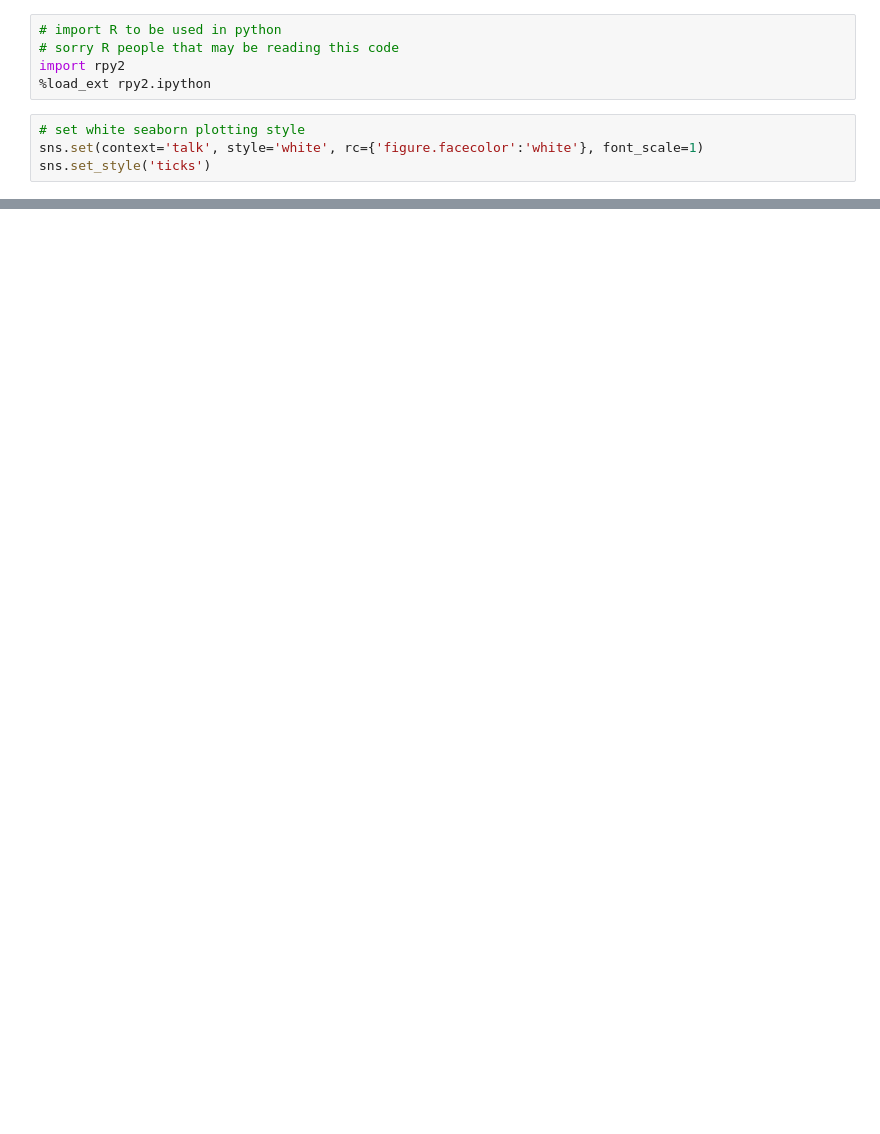
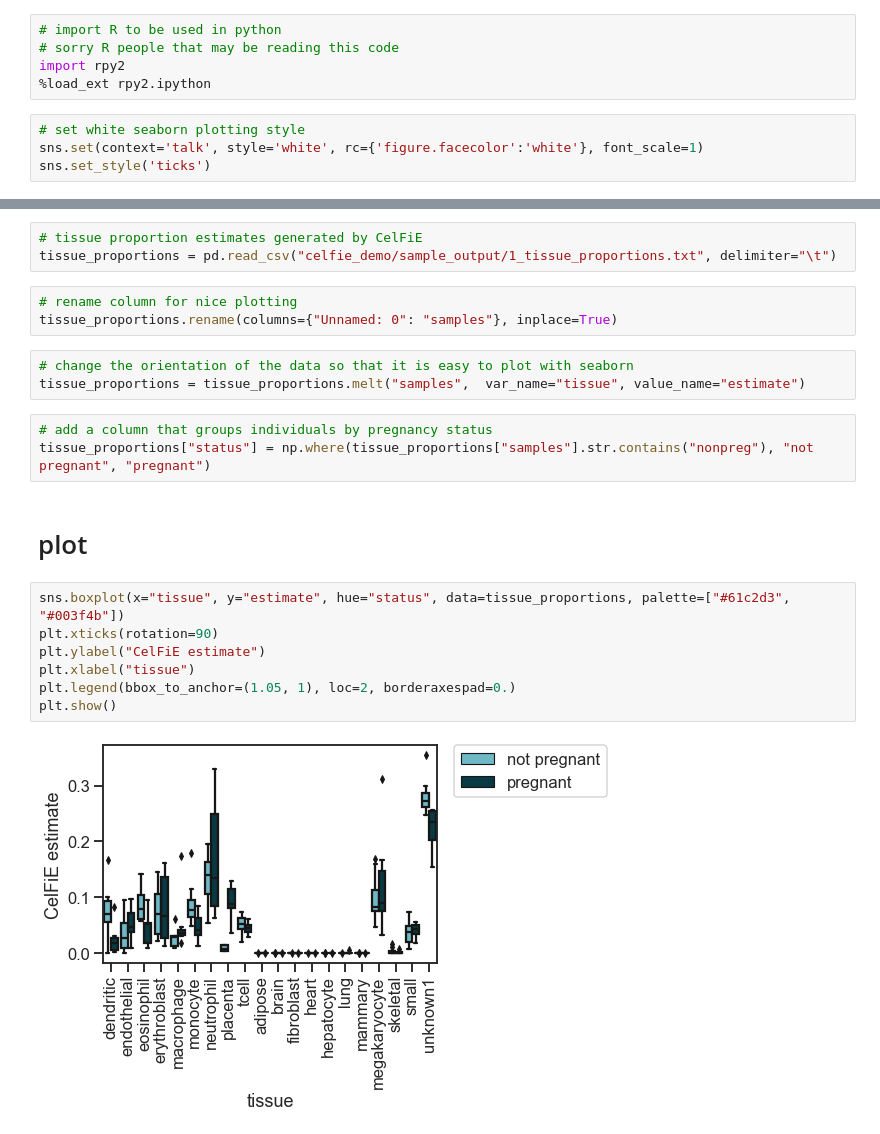
Before and after one commit to christacaggiano/celfie, a Jupyter notebook: demo.ipynb, the cells around one changed output, grey strips where cells are left out. Drawn from its saved outputs; the diff is of its cells as text; blank space fills up the shorter version.

```diff
--- a/demo.ipynb
+++ b/demo.ipynb
@@ -17,0 +25,23 @@ os.chdir("/Users/christacaggiano/Documents/UCLA_year3/celfie/")
+# %%
+# tissue proportion estimates generated by CelFiE
+tissue_proportions = pd.read_csv("celfie_demo/sample_output/1_tissue_proportions.txt", delimiter="\t")
+# %%
+# rename column for nice plotting
+tissue_proportions.rename(columns={"Unnamed: 0": "samples"}, inplace=True)
+# %%
+# change the orientation of the data so that it is easy to plot with seaborn
+tissue_proportions = tissue_proportions.melt("samples",  var_name="tissue", value_name="estimate")
+# %%
+# add a column that groups individuals by pregnancy status
+tissue_proportions["status"] = np.where(tissue_proportions["samples"].str.contains("nonpreg"), "not pregnant", "pregnant")
+# %% [markdown]
+# plot
+# %%
+sns.boxplot(x="tissue", y="estimate", hue="status", data=tissue_proportions, palette=["#61c2d3", "#003f4b"])
+plt.xticks(rotation=90)
+plt.ylabel("CelFiE estimate")
+plt.xlabel("tissue")
+plt.legend(bbox_to_anchor=(1.05, 1), loc=2, borderaxespad=0.)
+plt.show()
+# %% [output]
+[figure, added]
```
Also changed, not shown: parts of 30 cells of this notebook, 19 other files.
